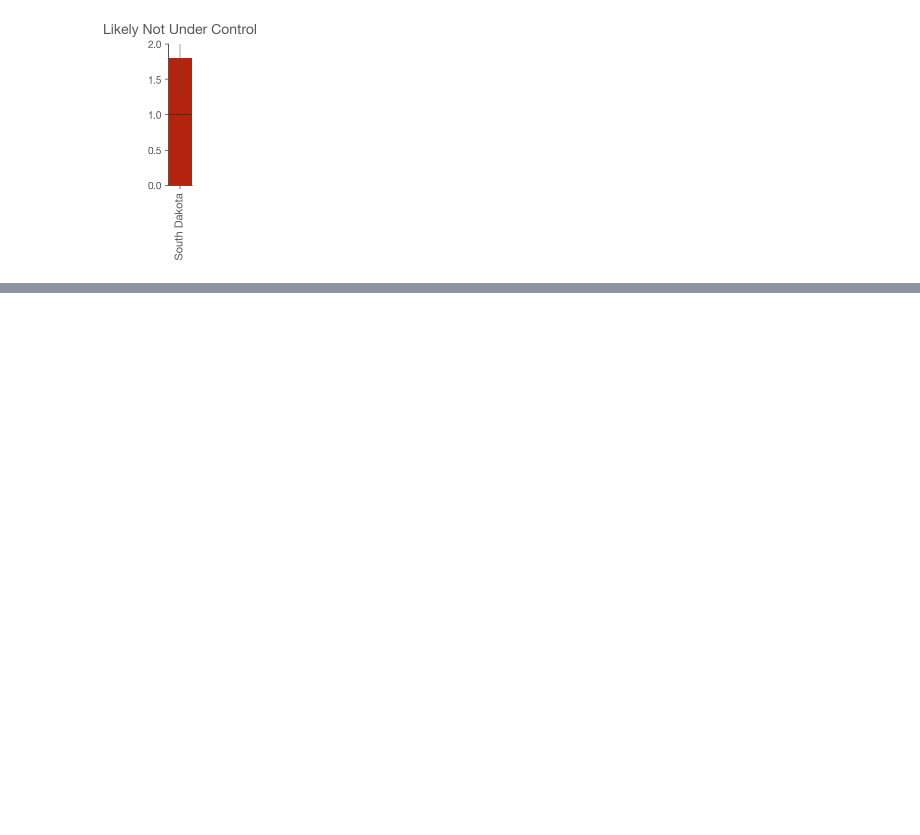
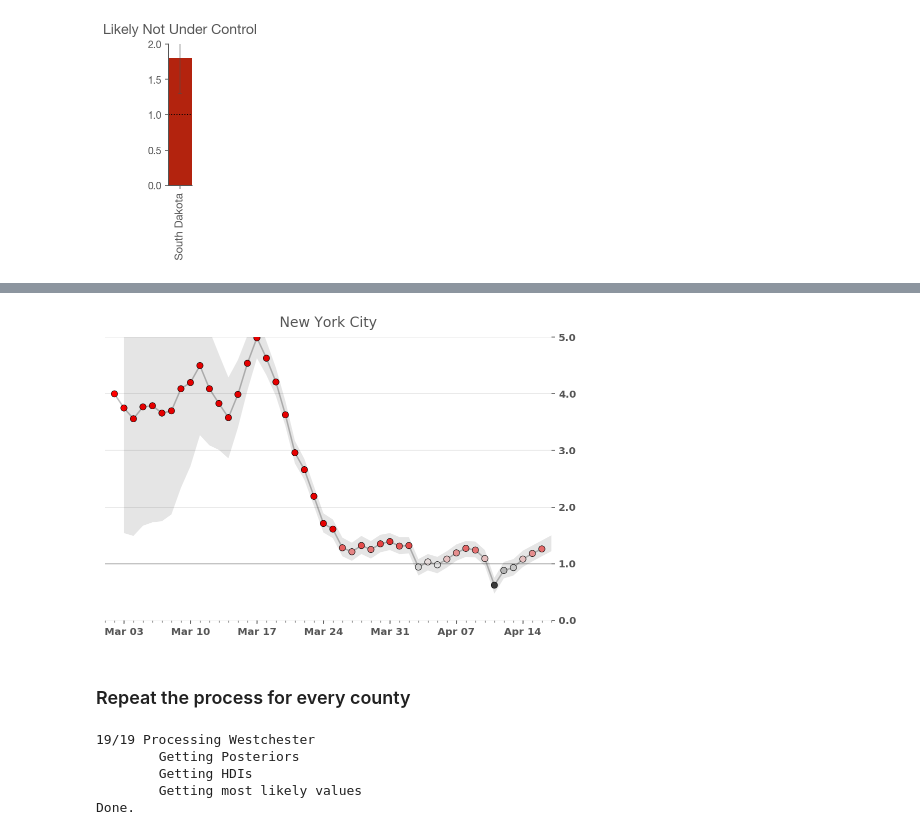
Before and after one commit to aberke/covid-19, a Jupyter notebook: Realtime R0.ipynb, the cells around one changed output, grey strips where cells are left out. Saved outputs shown, nothing was run; the diff lists cells and outputs as text; code cells hidden in the pictures; blank space fills up the shorter version.

```diff
--- a/Realtime R0.ipynb
+++ b/Realtime R0.ipynb
@@ -673,0 +772,13 @@ ax.get_legend().remove()
+# %%
+name = 'New York City'
+cases = ny_counties_cases_df.xs(name)['cases']
+original, smoothed = prepare_cases(cases)
+
+posteriors, p_data = get_posteriors(smoothed)
+hdis = highest_density_interval(posteriors, p=.9)
+
+most_likely = posteriors.idxmax().rename('ML')
+
+# Look into why you shift -1
+result = pd.concat([most_likely, hdis, cases], axis=1)
+result.tail()
@@ -673,0 +793,42 @@ ax.get_legend().remove()
+# %%
+fig, ax = plt.subplots(figsize=(600/72,400/72))
+
+plot_rt(result, ax, name)
+# ax.set_title('Real-time $R_t$ for %s' % name)
+ax.xaxis.set_major_locator(mdates.WeekdayLocator())
+ax.xaxis.set_major_formatter(mdates.DateFormatter('%b %d'))
+# %% [output]
+[figure, added]
+# %% [markdown]
+### Repeat the process for every county
+# %%
+county_results = {}
+
+counties_to_process = ny_counties_cases_df
+grouped_counties_to_process = counties_to_process.groupby(level='county')
+
+for i, (name, cases) in enumerate(grouped_counties_to_process):
+    clear_output(wait=True)
+    print('%s/%s Processing %s' % (str(i+1), len(grouped_counties_to_process), name))
+    new, smoothed = prepare_cases(cases['cases'])
+    print('\tGetting Posteriors')
+    try:
+        posteriors, p_data = get_posteriors(smoothed)
+    except:
+        display(cases)
+    print('\tGetting HDIs')
+    hdis_90 = highest_density_interval(posteriors, p=.9)
+    hdis_50 = highest_density_interval(posteriors, p=.5)
+    print('\tGetting most likely values')
+    most_likely = posteriors.idxmax().rename('ML')
+    result = pd.concat([most_likely, hdis_90, hdis_50, cases], axis=1)
+    county_results[name] = result.droplevel(0)
+
+# clear_output(wait=True)
+print('Done.')
+# %% [output]
+19/19 Processing Westchester
+        Getting Posteriors
+        Getting HDIs
+        Getting most likely values
+Done.
```
Also changed, not shown: parts of 34 cells of this notebook, 3 other files.
